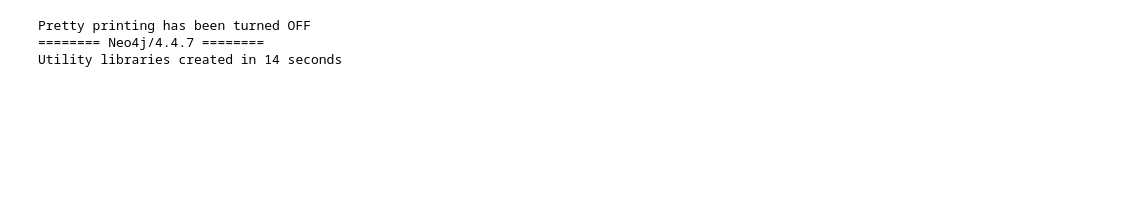
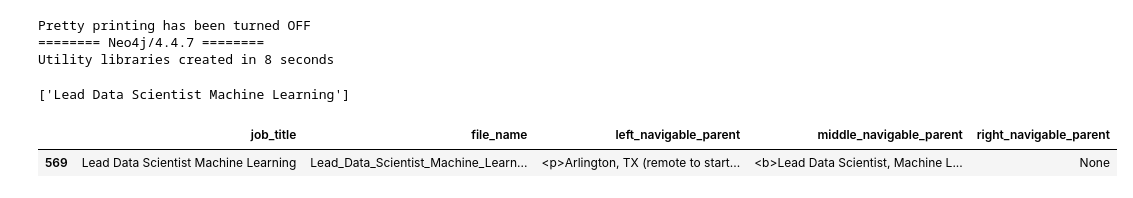
Before and after one commit to dbabbitt/job-hunting, a Jupyter notebook: maintenance/Clean up Job Titles.ipynb, the cells around one changed output. Saved outputs shown, nothing was run; the diff lists cells and outputs as text; code cells hidden in the pictures; blank space fills up the shorter version.

Commit message:
cleaning up job titles

```diff
--- a/maintenance/Clean up Job Titles.ipynb
+++ b/maintenance/Clean up Job Titles.ipynb
@@ -3,14 +3,14 @@
 %pprint
 %matplotlib inline
 import sys
-sys.path.insert(1, '../py')
+if ('../py' not in sys.path): sys.path.insert(1, '../py')
 from jobpostlib import (crf, cu, datetime, duration, hau, hc, humanize, ihu, lru, nu, osp, scrfcu, slrcu, ssgdcu, su, t0, time, wsu, speech_engine)
 import os
-from pandas import DataFrame
+from pandas import DataFrame, Series
 import re
 
 freq = 990
 # %% [output]
 Pretty printing has been turned OFF
 ======== Neo4j/4.4.7 ========
-Utility libraries created in 14 seconds
+Utility libraries created in 8 seconds
@@ -16,0 +97,35 @@ Utility libraries created in 14 seconds
+# %%
+
+# assert cu.SAVES_HTML_FOLDER == hau.SAVES_HTML_FOLDER
+from pandas import concat
+import enchant
+
+# Loop through all files in the folder
+file_name_job_titles_df = DataFrame([])
+d = enchant.Dict('en_US')
+for file_name in os.listdir(hau.SAVES_HTML_FOLDER):
+
+    # Check if the current item is an HTML file
+    if file_name.endswith('.html'):
+
+        # Get any possible HTML strings that are tagged as job titles
+        with cu.driver.session() as session:
+            df = DataFrame(session.write_transaction(do_cypher_tx, file_name=file_name))
+
+        # Convert the file name into a job title and add it to the data frame
+        df['job_title'] = ' '.join([w for w in re.split('[^.A-Za-z0-9-]+', re.sub('_Indeed[._]com', '', file_name.replace('.html', '')), 0) if w and d.check(w)])
+        df['file_name'] = file_name
+        file_name_job_titles_df = concat([file_name_job_titles_df, df], axis='index', ignore_index=True)
+
+file_name_job_titles_df.job_title = file_name_job_titles_df.job_title.map(f)
+# %%
+
+# Scientist Machine
+mask_series = file_name_job_titles_df.job_title.map(lambda x: 'Scientist Machine' in str(x))
+df = file_name_job_titles_df[mask_series]
+print(sorted(df.job_title.unique()))
+display(df)
+# %% [output]
+['Lead Data Scientist Machine Learning']
+|  | job_title | file_name | left_navigable_parent | middle_navigable_parent | right_navigable_parent |
+| 569 | Lead Data Scientist Machine Learning | Lead_Data_Scientist_Machine_Learn... | <p>Arlington, TX (remote to start... | <b>Lead Data Scientist, Machine L... | None |
```
Also changed, not shown: parts of 64 cells of this notebook, 19 other files.
